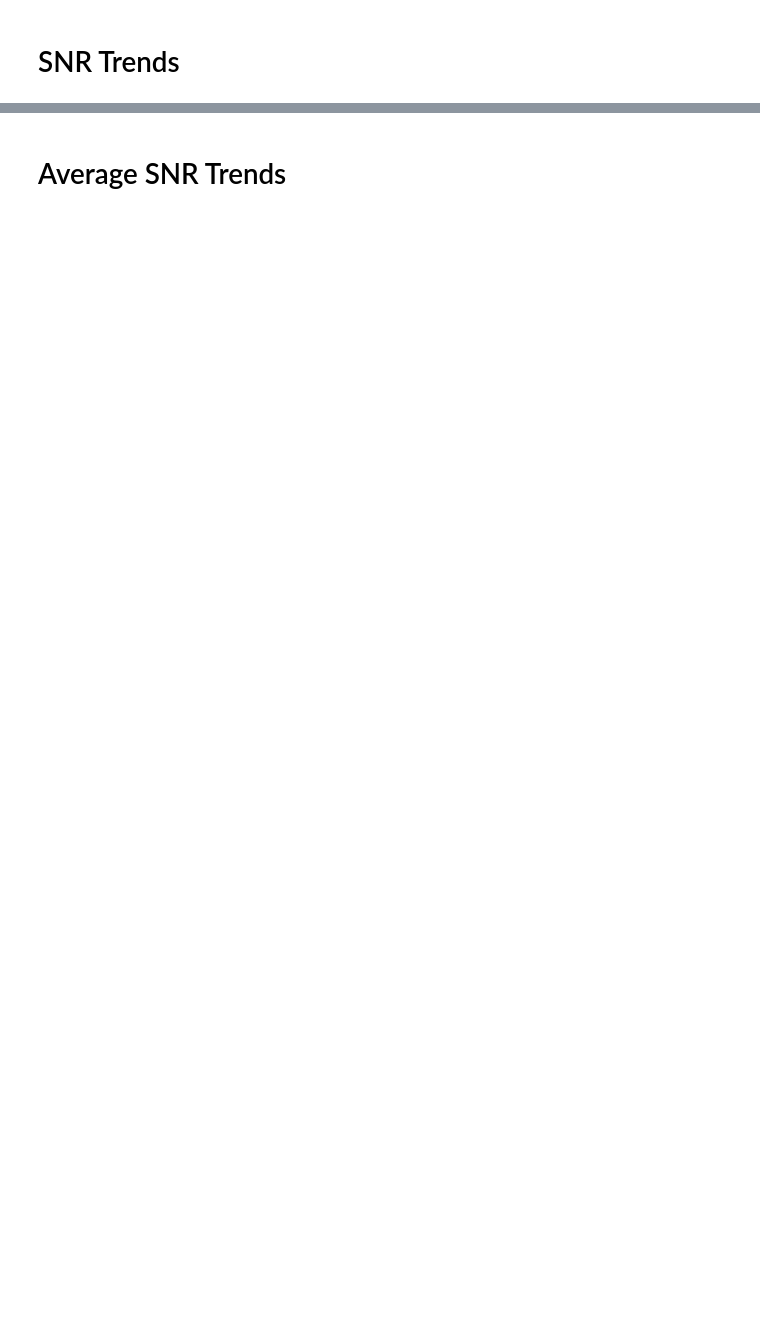
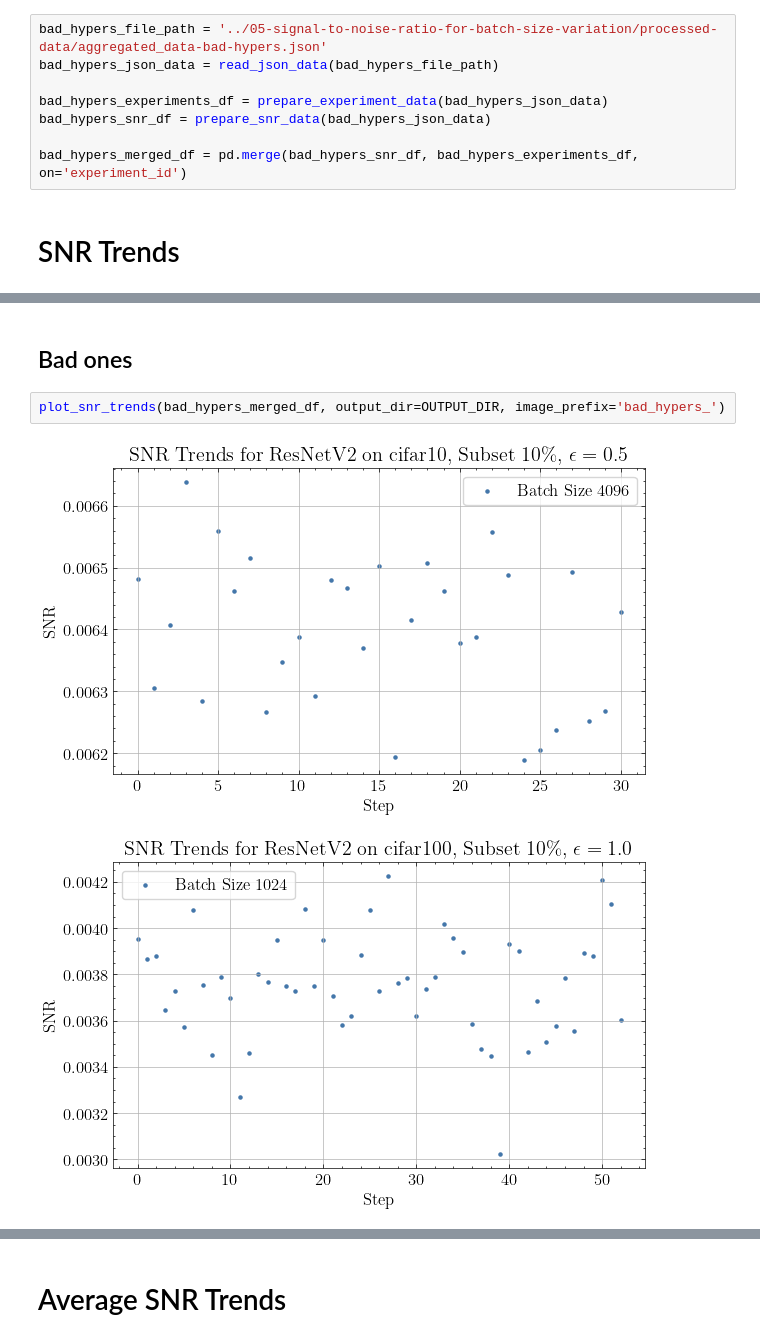
Before and after one commit to DPBayes/dpdl, a Jupyter notebook: experiments/notebooks/05-signal-to-noise-ratio-for-batch-size-variation.ipynb, the cells around one changed output, grey strips where cells are left out. Saved outputs shown, nothing was run; the diff lists cells and outputs as text; blank space fills up the shorter version.

```diff
--- a/experiments/notebooks/05-signal-to-noise-ratio-for-batch-size-variation.ipynb
+++ b/experiments/notebooks/05-signal-to-noise-ratio-for-batch-size-variation.ipynb
@@ -150,6 +150,14 @@ experiments_df = prepare_experiment_data(json_data)
 snr_df = prepare_snr_data(json_data)
 
 merged_df = pd.merge(snr_df, experiments_df, on='experiment_id')
+# %%
+bad_hypers_file_path = '../05-signal-to-noise-ratio-for-batch-size-variation/processed-data/aggregated_data-bad-hypers.json'
+bad_hypers_json_data = read_json_data(bad_hypers_file_path)
+
+bad_hypers_experiments_df = prepare_experiment_data(bad_hypers_json_data)
+bad_hypers_snr_df = prepare_snr_data(bad_hypers_json_data)
+
+bad_hypers_merged_df = pd.merge(bad_hypers_snr_df, bad_hypers_experiments_df, on='experiment_id')
 # %% [markdown]
 # SNR Trends
 # %%
@@ -200,0 +215,7 @@ plot_snr_trends(merged_df, output_dir=OUTPUT_DIR)
+# %% [markdown]
+## Bad ones
+# %%
+plot_snr_trends(bad_hypers_merged_df, output_dir=OUTPUT_DIR, image_prefix='bad_hypers_')
+# %% [output]
+[figure, added]
+[figure, added]
```
Also changed, not shown: parts of 9 cells of this notebook.
